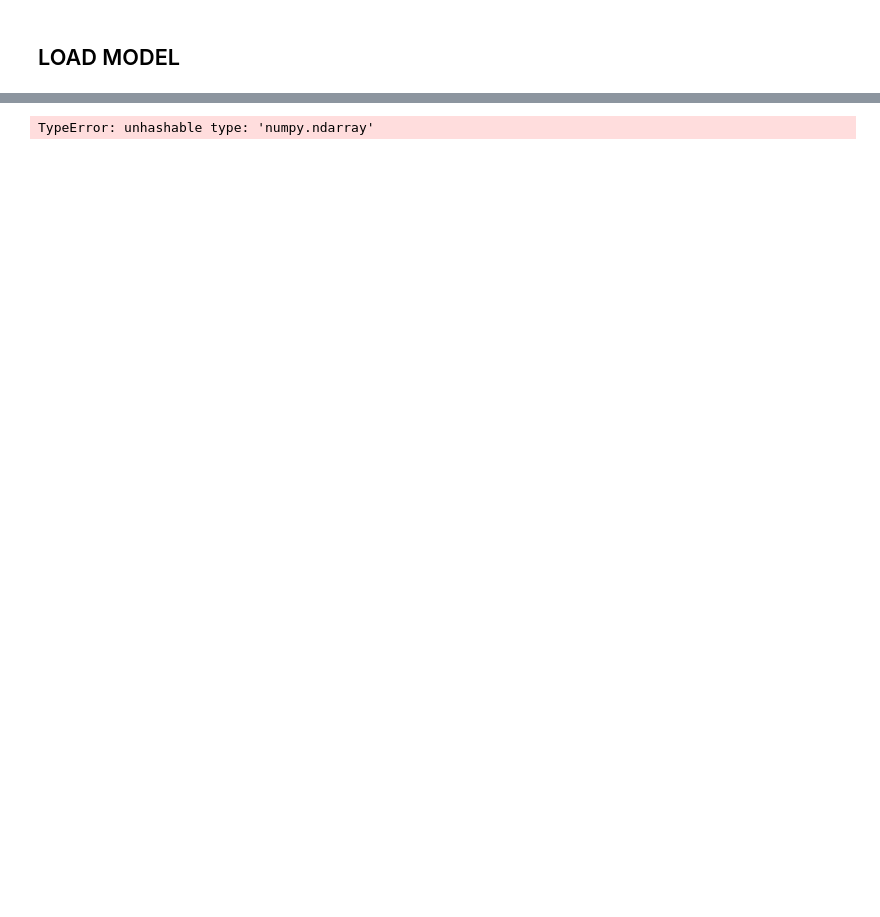
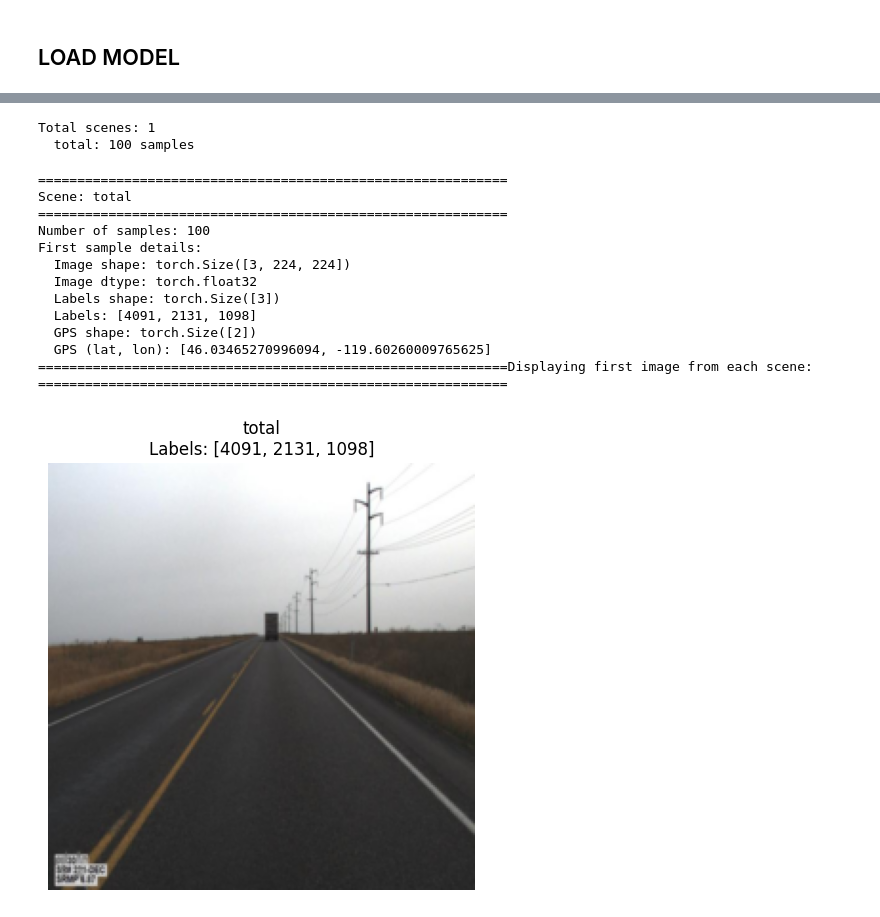
Before and after one commit to MatteoCamillo-code/GeoLoc-CVCS, a Jupyter notebook: src/notebooks/model_loader.ipynb, the cells around one changed output, grey strips where cells are left out. Saved outputs shown, nothing was run; the diff lists cells and outputs as text; code cells hidden in the pictures; blank space fills up the shorter version.

```diff
--- a/src/notebooks/model_loader.ipynb
+++ b/src/notebooks/model_loader.ipynb
@@ -122,6 +120,7 @@ loader_dict = create_dataloaders(
     prefetch_factor=4,
     persistent_workers=True if cfg.num_workers > 0 else False,
     coarse_label_idx=cfg.coarse_label_idx,
+    shuffle_val=True,
 )
 # %% [markdown]
 ##  LOAD MODEL
@@ -169,29 +138,35 @@ Loaded epoch: 28
 # %%
 from src.training.losses import CrossEntropyWithLabelSmoothing
 criterion = CrossEntropyWithLabelSmoothing(ignore_index=-1, smoothing=cfg.label_smoothing)
-# %%
-# start inference code here
-from pprint import pprint
-
-from src.training.engine import evaluate
-
-evaluations = {}
-for scene in cfg.scenes:
-    evaluation = evaluate(
-        model,
-        loader_dict[scene]["val_loader"],
-        cell_centers_df,
-        cells_hierarchy_df,
-        loader_dict[scene]["label_maps"],
-        criterion,
-        cfg.device,
-        gps_method=cfg.gps_method,
-        amp=cfg.amp,
-        use_tqdm=cfg.use_tqdm,
-    )
-    evaluations[scene] = evaluation
-
-print("Evaluations:")
-pprint(evaluations, width=120, sort_dicts=False)
-# %% [output]
-TypeError: unhashable type: 'numpy.ndarray'
+# %%
+# Get 10 samples from validation set for each scene
+n_samples = 100
+val_samples = utils.get_val_samples(loader_dict, cfg.scenes, n_samples=n_samples)
+
+print(f"\nTotal scenes: {len(val_samples)}")
+for scene, samples in val_samples.items():
+    print(f"  {scene}: {len(samples)} samples")
+# %% [output]
+Total scenes: 1
+  total: 100 samples
+# %%
+plot, prints = utils.print_samples(val_samples)
+
+print(prints)
+# Show the plot
+plot.show()
+# %% [output]
+============================================================
+Scene: total
+============================================================
+Number of samples: 100
+First sample details:
+  Image shape: torch.Size([3, 224, 224])
+  Image dtype: torch.float32
+  Labels shape: torch.Size([3])
+  Labels: [4091, 2131, 1098]
+  GPS shape: torch.Size([2])
+  GPS (lat, lon): [46.03465270996094, -119.60260009765625]
+============================================================Displaying first image from each scene:
+============================================================
+[figure, added]
```
Also changed, not shown: parts of 5 cells of this notebook, 29 other files.
